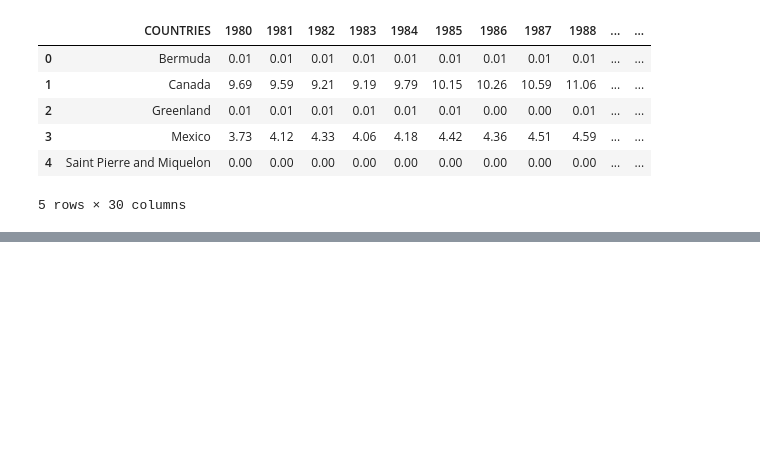
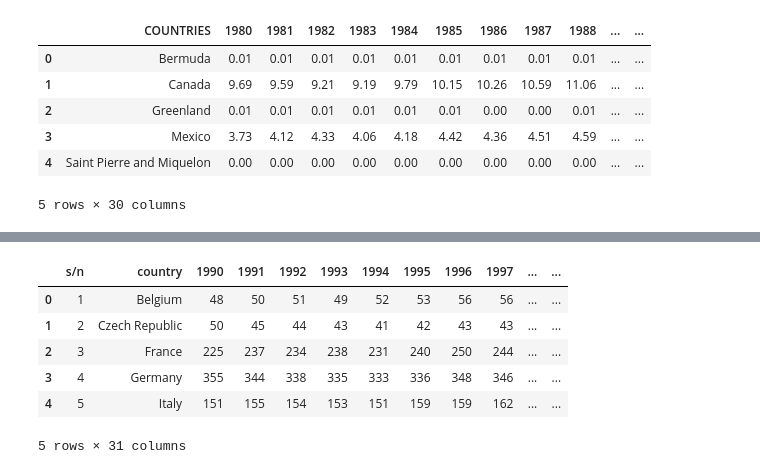
Before and after one commit to tonitiri/Project2, a Jupyter notebook: Templates/Project2.ipynb, the cells around one changed output, grey strips where cells are left out. Saved outputs shown, nothing was run; the diff lists cells and outputs as text; code cells hidden in the pictures; blank space fills up the shorter version.

Commit message:
projectstep1

```diff
--- a/Templates/Project2.ipynb
+++ b/Templates/Project2.ipynb
@@ -111,0 +156,15 @@ for _, row in data_file_pd2.iterrows():
+# %%
+# Save path to data set in a variable
+data_file3 = "C:\\Users\\taiwo\\OneDrive\\Desktop\\PREWORK_TO\\Module 16\\Project2\\Data Files\\TEC.csv"
+# %%
+# Use Pandas to read data
+data_file_pd3 = pd.read_csv(data_file3)
+data_file_pd3.head()
+# %% [output]
+|  | s/n | country | 1990 | 1991 | 1992 | 1993 | 1994 | 1995 | 1996 | 1997 | ... | ... |
+| 0 | 1 | Belgium | 48 | 50 | 51 | 49 | 52 | 53 | 56 | 56 | ... | ... |
+| 1 | 2 | Czech Republic | 50 | 45 | 44 | 43 | 41 | 42 | 43 | 43 | ... | ... |
+| 2 | 3 | France | 225 | 237 | 234 | 238 | 231 | 240 | 250 | 244 | ... | ... |
+| 3 | 4 | Germany | 355 | 344 | 338 | 335 | 333 | 336 | 348 | 346 | ... | ... |
+| 4 | 5 | Italy | 151 | 155 | 154 | 153 | 151 | 159 | 159 | 162 | ... | ... |
+5 rows × 31 columns
```
Also changed, not shown: parts of 18 cells of this notebook, 8 other files.
